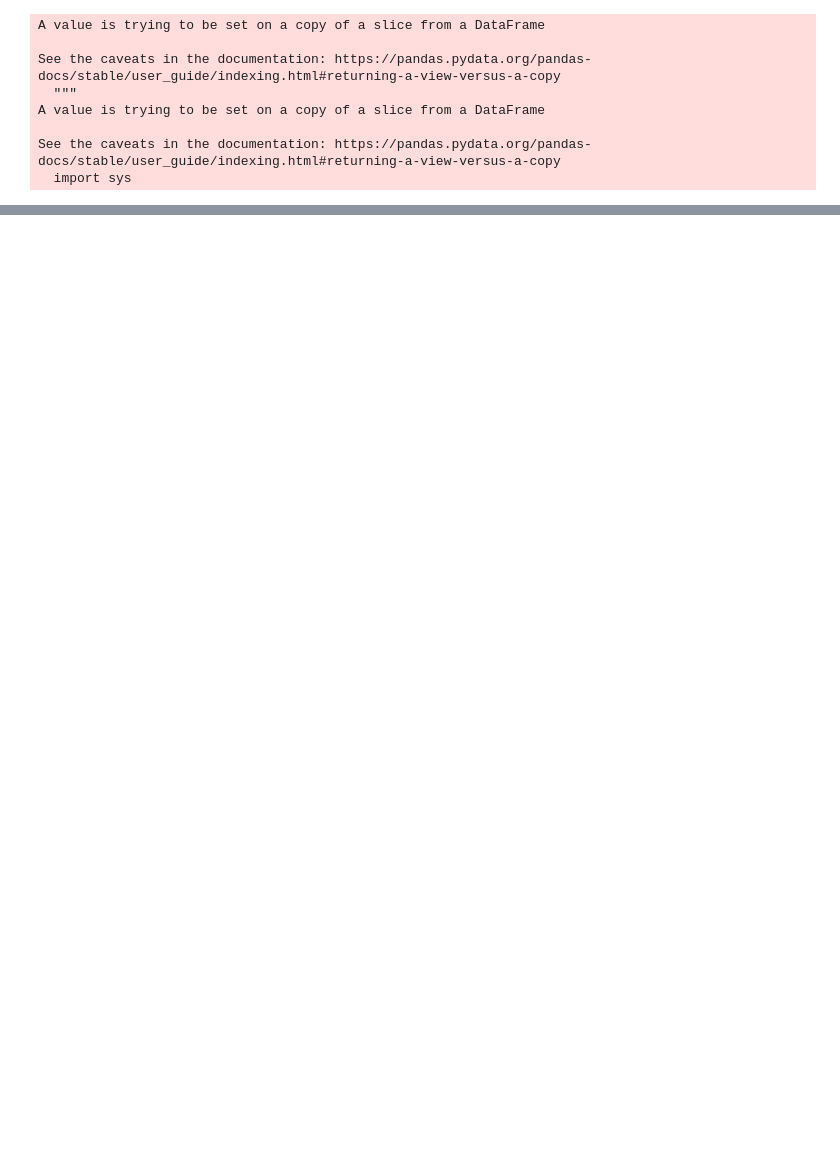
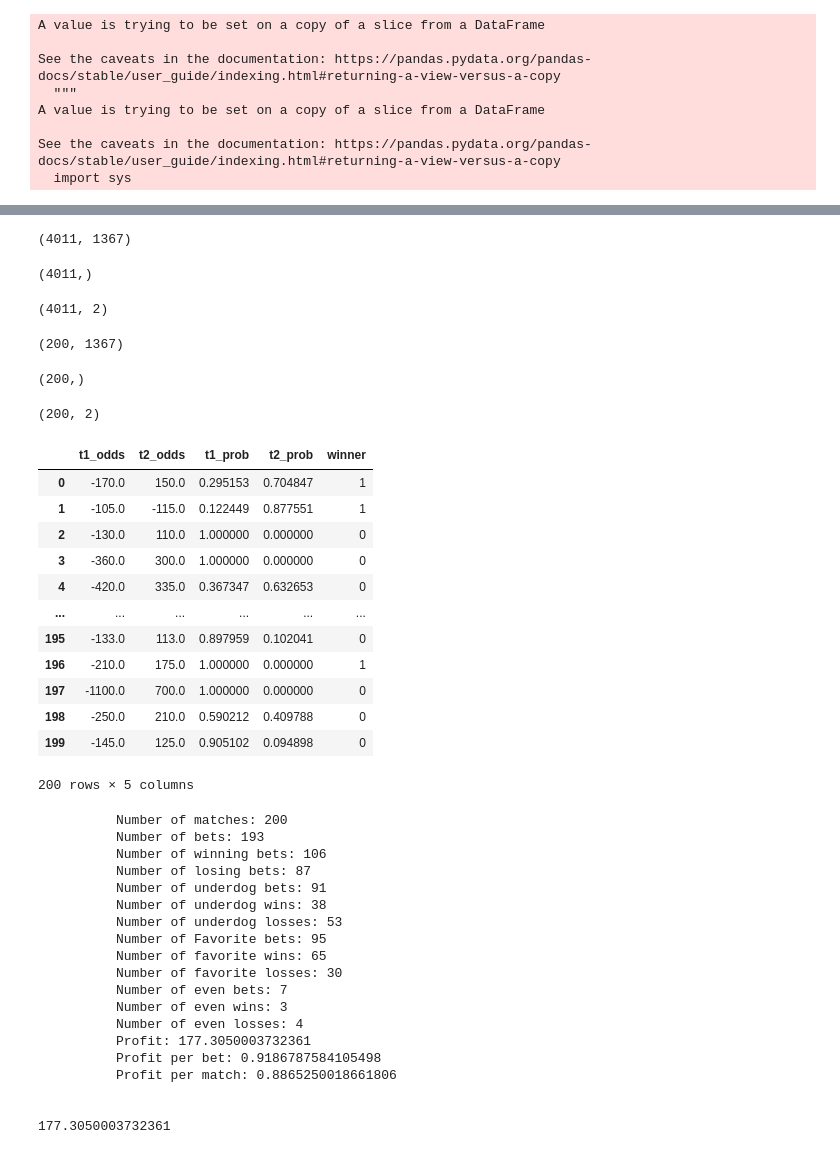
Before and after one commit to shortlikeafox/tiger-millionaire, a Jupyter notebook: automated_model_creation/TM-Evaluate-Models-Worksheet.ipynb, the cells around one changed output, grey strips where cells are left out. Cells and saved outputs as stored; diff of their text form; code cells hidden in the pictures; blank space fills up the shorter version.

```diff
--- a/automated_model_creation/TM-Evaluate-Models-Worksheet.ipynb
+++ b/automated_model_creation/TM-Evaluate-Models-Worksheet.ipynb
@@ -169,0 +258,44 @@ def evaluate_model(input_model, input_features, input_ev, train_df, train_labels
+# %%
+m3_score = evaluate_model(model_3, features_3, min_ev_3, df_train, label_train, odds_train, df_test, label_test,
+                         odds_test, verbose = True)
+
+print(m3_score)
+# %% [output]
+(4011, 1367)
+(4011,)
+(4011, 2)
+(200, 1367)
+(200,)
+(200, 2)
+|  | t1_odds | t2_odds | t1_prob | t2_prob | winner |
+| 0 | -170.0 | 150.0 | 0.295153 | 0.704847 | 1 |
+| 1 | -105.0 | -115.0 | 0.122449 | 0.877551 | 1 |
+| 2 | -130.0 | 110.0 | 1.000000 | 0.000000 | 0 |
+| 3 | -360.0 | 300.0 | 1.000000 | 0.000000 | 0 |
+| 4 | -420.0 | 335.0 | 0.367347 | 0.632653 | 0 |
+| ... | ... | ... | ... | ... | ... |
+| 195 | -133.0 | 113.0 | 0.897959 | 0.102041 | 0 |
+| 196 | -210.0 | 175.0 | 1.000000 | 0.000000 | 1 |
+| 197 | -1100.0 | 700.0 | 1.000000 | 0.000000 | 0 |
+| 198 | -250.0 | 210.0 | 0.590212 | 0.409788 | 0 |
+| 199 | -145.0 | 125.0 | 0.905102 | 0.094898 | 0 |
+200 rows × 5 columns
+          Number of matches: 200
+          Number of bets: 193
+          Number of winning bets: 106
+          Number of losing bets: 87
+          Number of underdog bets: 91
+          Number of underdog wins: 38
+          Number of underdog losses: 53
+          Number of Favorite bets: 95
+          Number of favorite wins: 65
+          Number of favorite losses: 30
+          Number of even bets: 7
+          Number of even wins: 3
+          Number of even losses: 4
+          Profit: 177.3050003732361
+          Profit per bet: 0.9186787584105498
+          Profit per match: 0.8865250018661806
+
+
+177.3050003732361
```
Also changed, not shown: parts of 7 cells of this notebook, 32 other files.
